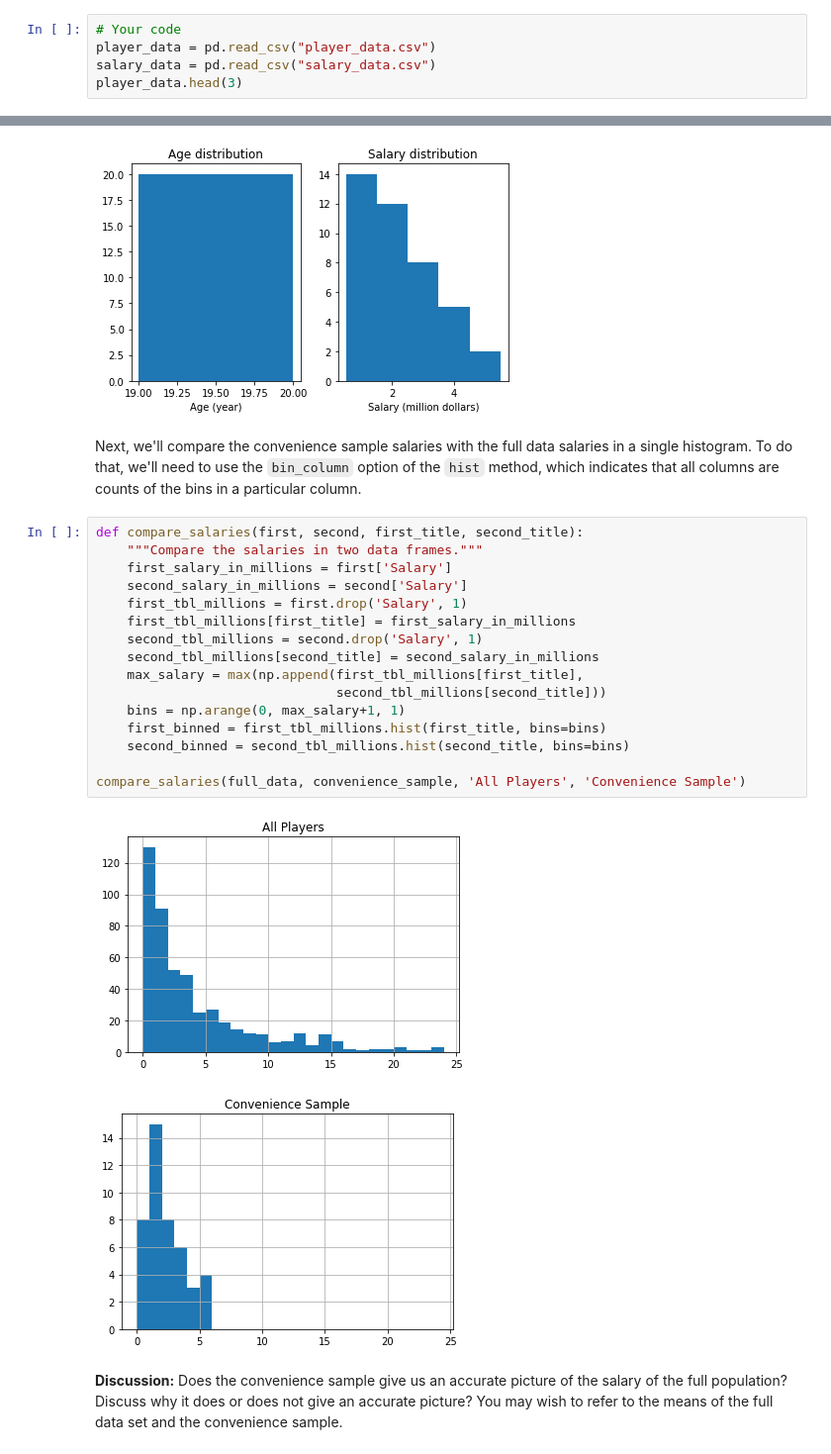
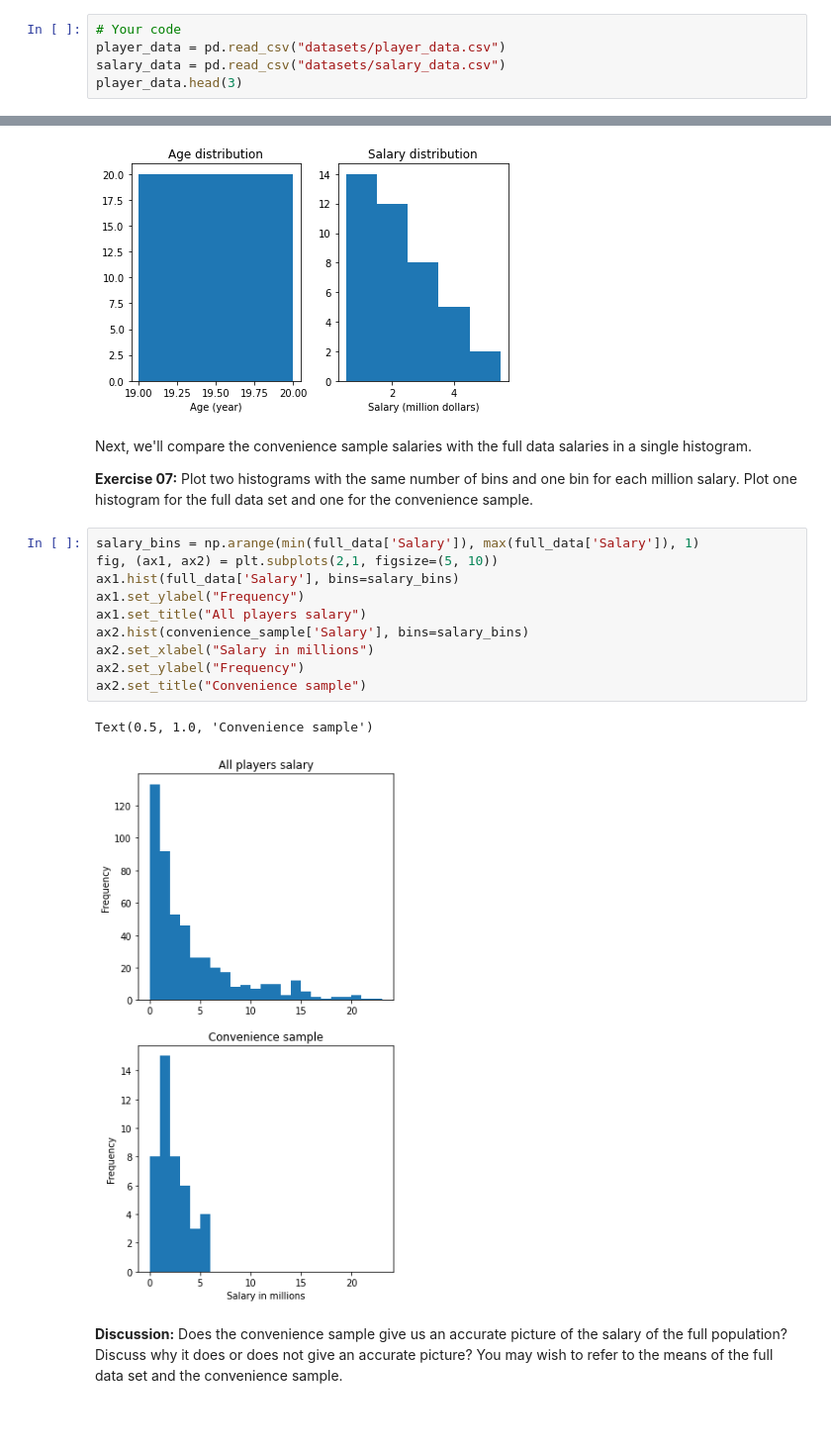
Before and after one commit to Inf2-FDS/FDS-S1-10-randomness-sampling-simulations, a Jupyter notebook: weekS2-02-simulations_cleaned.ipynb, the cells around one changed output, grey strips where cells are left out. Shown at 99% size. Saved outputs shown, nothing was run; the diff lists cells and outputs as text; blank space fills up the shorter version.

```diff
--- a/weekS2-02-simulations_cleaned.ipynb
+++ b/weekS2-02-simulations_cleaned.ipynb
@@ -174,8 +177,8 @@ We will now look in more detail at sampling from an observed dataset. At the end
 **Exercise 04:** Load the `player_data.csv` and `salary_data.cv` in the `datasets` folder as `player_data` and `salary_data`, respectively. Look at the top five entries. Then combine the data sets into one data set `full_data`. Normalize the salary column, such that the salary is stored in millions.
 # %%
 # Your code
-player_data = pd.read_csv("player_data.csv")
-salary_data = pd.read_csv("salary_data.csv")
+player_data = pd.read_csv("datasets/player_data.csv")
+salary_data = pd.read_csv("datasets/salary_data.csv")
 player_data.head(3)
 # %% [output]
 |  | Name | Age | Team | Games | Rebounds | Assists | Steals | Blocks | Turnovers | Points |
@@ -294,27 +287,23 @@ convenience_stats
 # %% [output]
 [20.363636363636363, 2.3835338181818178]
 [figure]
-# %% [markdown]
-Next, we'll compare the convenience sample salaries with the full data salaries in a single histogram. To do that, we'll need to use the `bin_column` option of the `hist` method, which indicates that all columns are counts of the bins in a particular column.
-# %%
-def compare_salaries(first, second, first_title, second_title):
-    """Compare the salaries in two data frames."""
-    first_salary_in_millions = first['Salary']
-    second_salary_in_millions = second['Salary']
-    first_tbl_millions = first.drop('Salary', 1)
-    first_tbl_millions[first_title] = first_salary_in_millions
-    second_tbl_millions = second.drop('Salary', 1)
-    second_tbl_millions[second_title] = second_salary_in_millions
-    max_salary = max(np.append(first_tbl_millions[first_title],
-                               second_tbl_millions[second_title]))
-    bins = np.arange(0, max_salary+1, 1)
-    first_binned = first_tbl_millions.hist(first_title, bins=bins)
-    second_binned = second_tbl_millions.hist(second_title, bins=bins)
-
-compare_salaries(full_data, convenience_sample, 'All Players', 'Convenience Sample')
-# %% [output]
-[figure, removed]
-[figure, removed]
+# %% [markdown]
+Next, we'll compare the convenience sample salaries with the full data salaries in a single histogram.
+
+**Exercise 07:** Plot two histograms with the same number of bins and one bin for each million salary. Plot one histogram for the full data set and one for the convenience sample.
+# %%
+salary_bins = np.arange(min(full_data['Salary']), max(full_data['Salary']), 1)
+fig, (ax1, ax2) = plt.subplots(2,1, figsize=(5, 10))
+ax1.hist(full_data['Salary'], bins=salary_bins)
+ax1.set_ylabel("Frequency")
+ax1.set_title("All players salary")
+ax2.hist(convenience_sample['Salary'], bins=salary_bins)
+ax2.set_xlabel("Salary in millions")
+ax2.set_ylabel("Frequency")
+ax2.set_title("Convenience sample")
+# %% [output]
+Text(0.5, 1.0, 'Convenience sample')
+[figure, added]
 # %% [markdown]
 **Discussion:** Does the convenience sample give us an accurate picture of the salary of the full population? Discuss why it does or does not give an accurate picture? You may wish to refer to the means of the full data set and the convenience sample.
 # %% [markdown]
```
Also changed, not shown: parts of 23 cells of this notebook, 3 other files.
